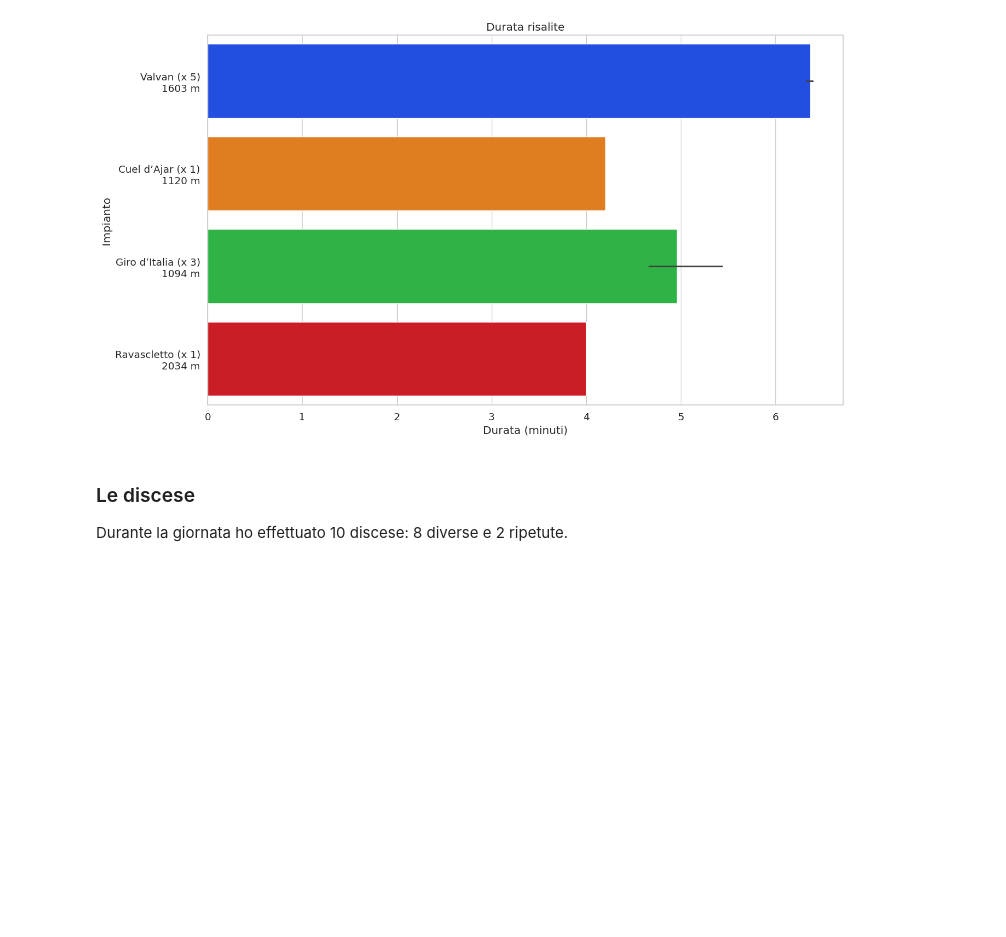
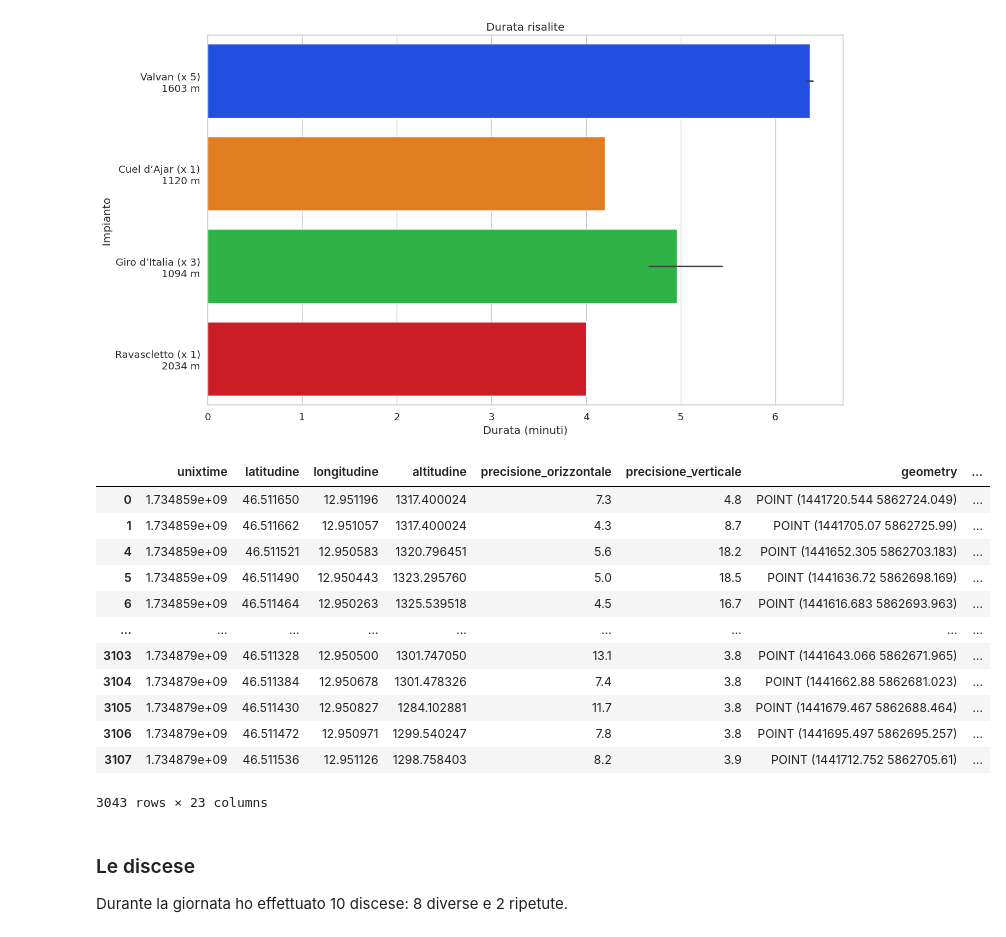
Before and after one commit to thomasmassarutto/DataSlopes, a Jupyter notebook: DataSlopes.ipynb, the cells around one changed output. Drawn from its saved outputs; the diff is of its cells as text; code cells hidden in the pictures; blank space fills up the shorter version.

```diff
--- a/DataSlopes.ipynb
+++ b/DataSlopes.ipynb
@@ -592,8 +592,24 @@ plt.show()
 # %%
 ##media_per_impianto = df_salite.groupby('nome_impianto')['durata'].mean().round(2)
 ##media_impianti = pd.to_timedelta(media_per_impianto, unit='s').astype(str)
 
 ##media_impianti
+
+gdf1
+# %% [output]
+|  | unixtime | latitudine | longitudine | altitudine | precisione_orizzontale | precisione_verticale | geometry | ... |
+| 0 | 1.734859e+09 | 46.511650 | 12.951196 | 1317.400024 | 7.3 | 4.8 | POINT (1441720.544 5862724.049) | ... |
+| 1 | 1.734859e+09 | 46.511662 | 12.951057 | 1317.400024 | 4.3 | 8.7 | POINT (1441705.07 5862725.99) | ... |
+| 4 | 1.734859e+09 | 46.511521 | 12.950583 | 1320.796451 | 5.6 | 18.2 | POINT (1441652.305 5862703.183) | ... |
+| 5 | 1.734859e+09 | 46.511490 | 12.950443 | 1323.295760 | 5.0 | 18.5 | POINT (1441636.72 5862698.169) | ... |
+| 6 | 1.734859e+09 | 46.511464 | 12.950263 | 1325.539518 | 4.5 | 16.7 | POINT (1441616.683 5862693.963) | ... |
+| ... | ... | ... | ... | ... | ... | ... | ... | ... |
+| 3103 | 1.734879e+09 | 46.511328 | 12.950500 | 1301.747050 | 13.1 | 3.8 | POINT (1441643.066 5862671.965) | ... |
+| 3104 | 1.734879e+09 | 46.511384 | 12.950678 | 1301.478326 | 7.4 | 3.8 | POINT (1441662.88 5862681.023) | ... |
+| 3105 | 1.734879e+09 | 46.511430 | 12.950827 | 1284.102881 | 11.7 | 3.8 | POINT (1441679.467 5862688.464) | ... |
+| 3106 | 1.734879e+09 | 46.511472 | 12.950971 | 1299.540247 | 7.8 | 3.8 | POINT (1441695.497 5862695.257) | ... |
+| 3107 | 1.734879e+09 | 46.511536 | 12.951126 | 1298.758403 | 8.2 | 3.9 | POINT (1441712.752 5862705.61) | ... |
+3043 rows × 23 columns
 # %% [markdown]
 ### Le discese
 
```
Also changed, not shown: parts of 9 cells of this notebook, 1 other file.
